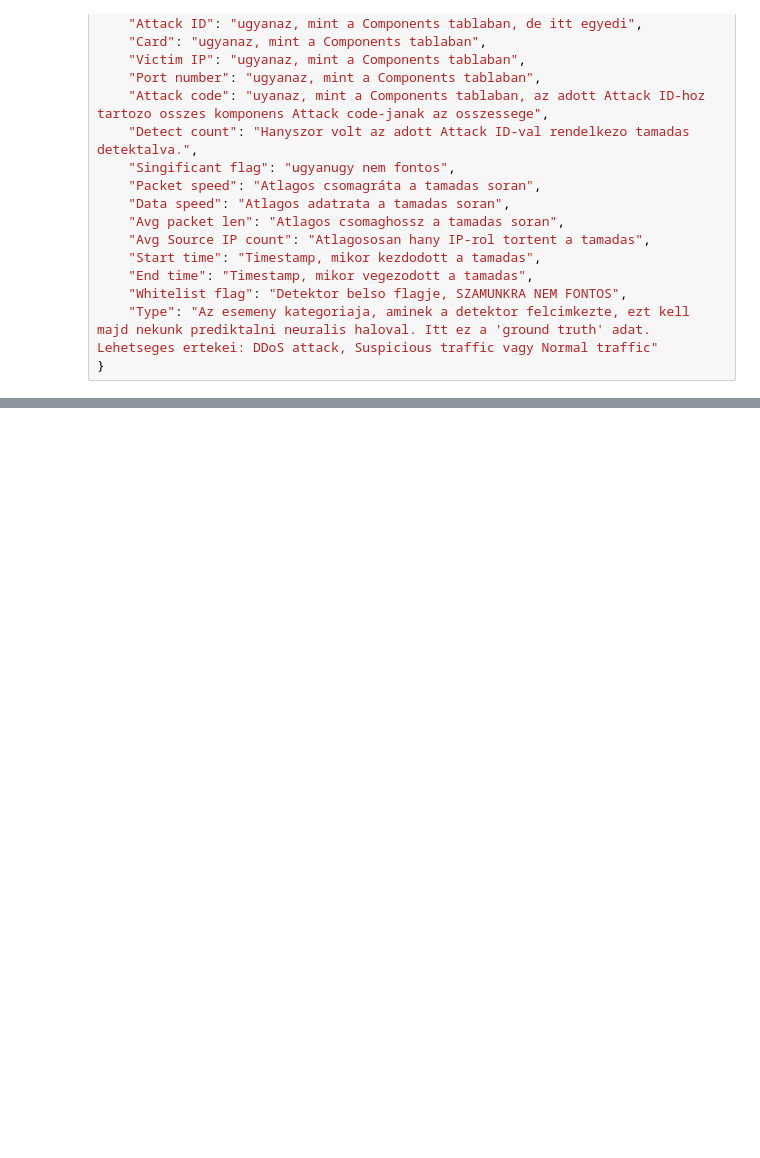
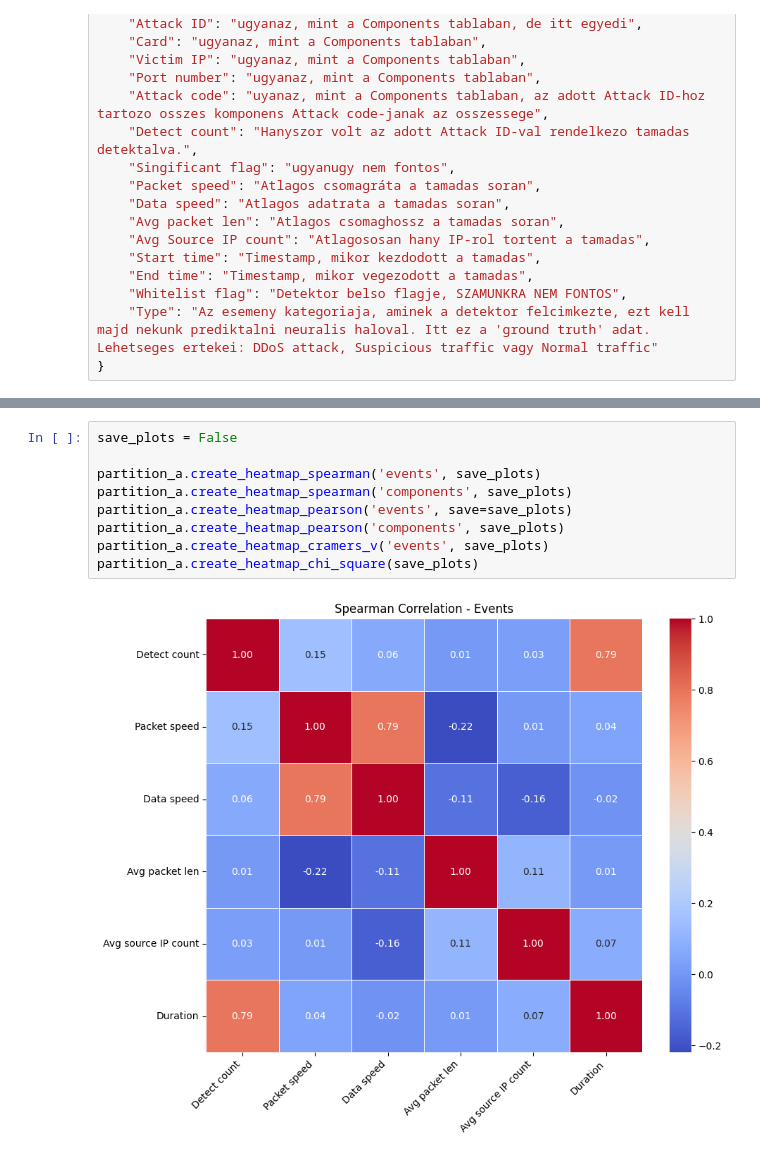
Before and after one commit to ballakrisz/HAML-DDoS, a Jupyter notebook: src/visualization/visualize_features.ipynb, the cells around one changed output, grey strips where cells are left out. Cells and saved outputs as stored; diff of their text form; blank space fills up the shorter version.

Commit message:
added correlation analysis functions to visualize_features.ipynb

```diff
--- a/src/visualization/visualize_features.ipynb
+++ b/src/visualization/visualize_features.ipynb
@@ -285,0 +519,11 @@ for field in fields:
+# %%
+save_plots = False
+
+partition_a.create_heatmap_spearman('events', save_plots)
+partition_a.create_heatmap_spearman('components', save_plots)
+partition_a.create_heatmap_pearson('events', save=save_plots)
+partition_a.create_heatmap_pearson('components', save_plots)
+partition_a.create_heatmap_cramers_v('events', save_plots)
+partition_a.create_heatmap_chi_square(save_plots)
+# %% [output]
+[figure, added]
```
Also changed, not shown: parts of 5 cells of this notebook.
